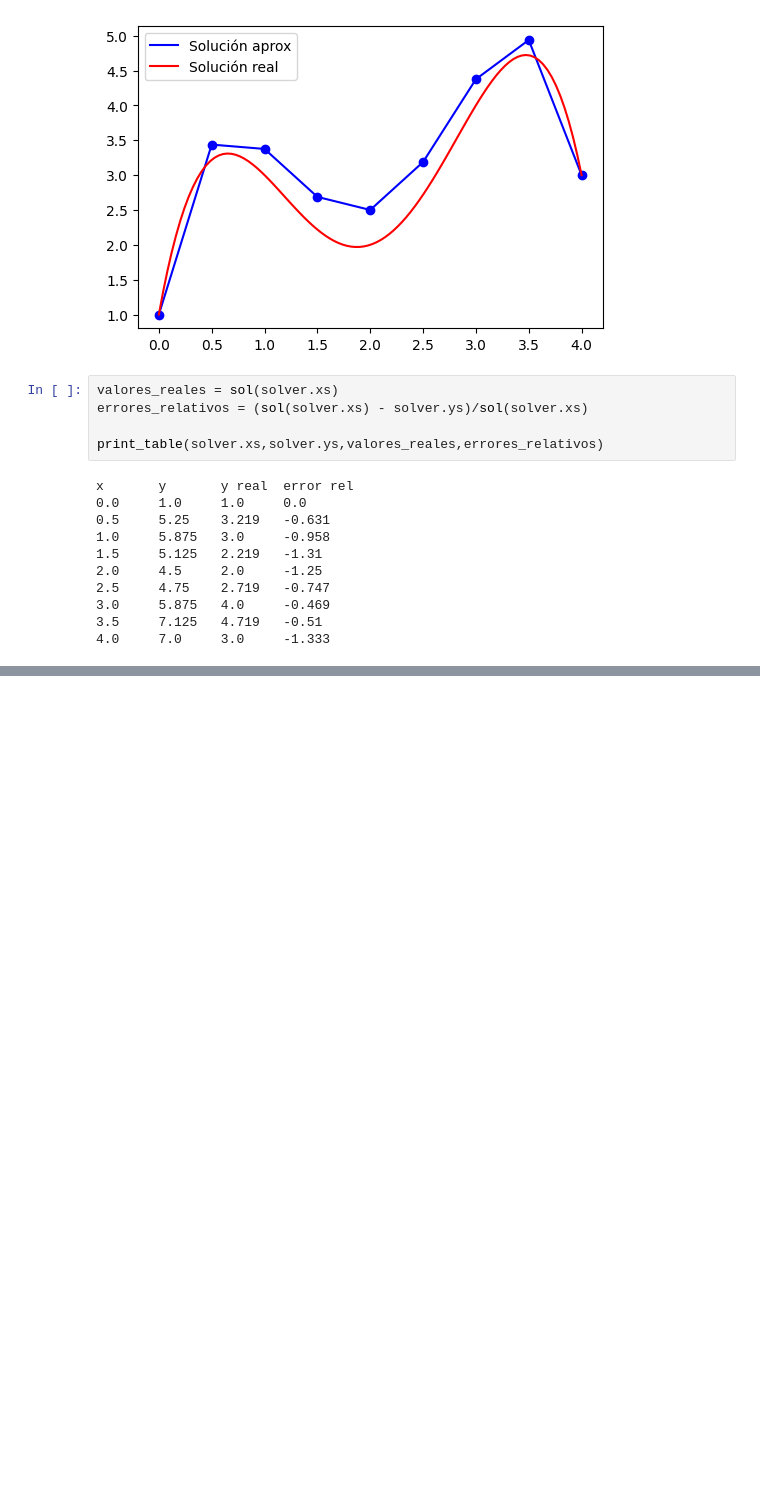
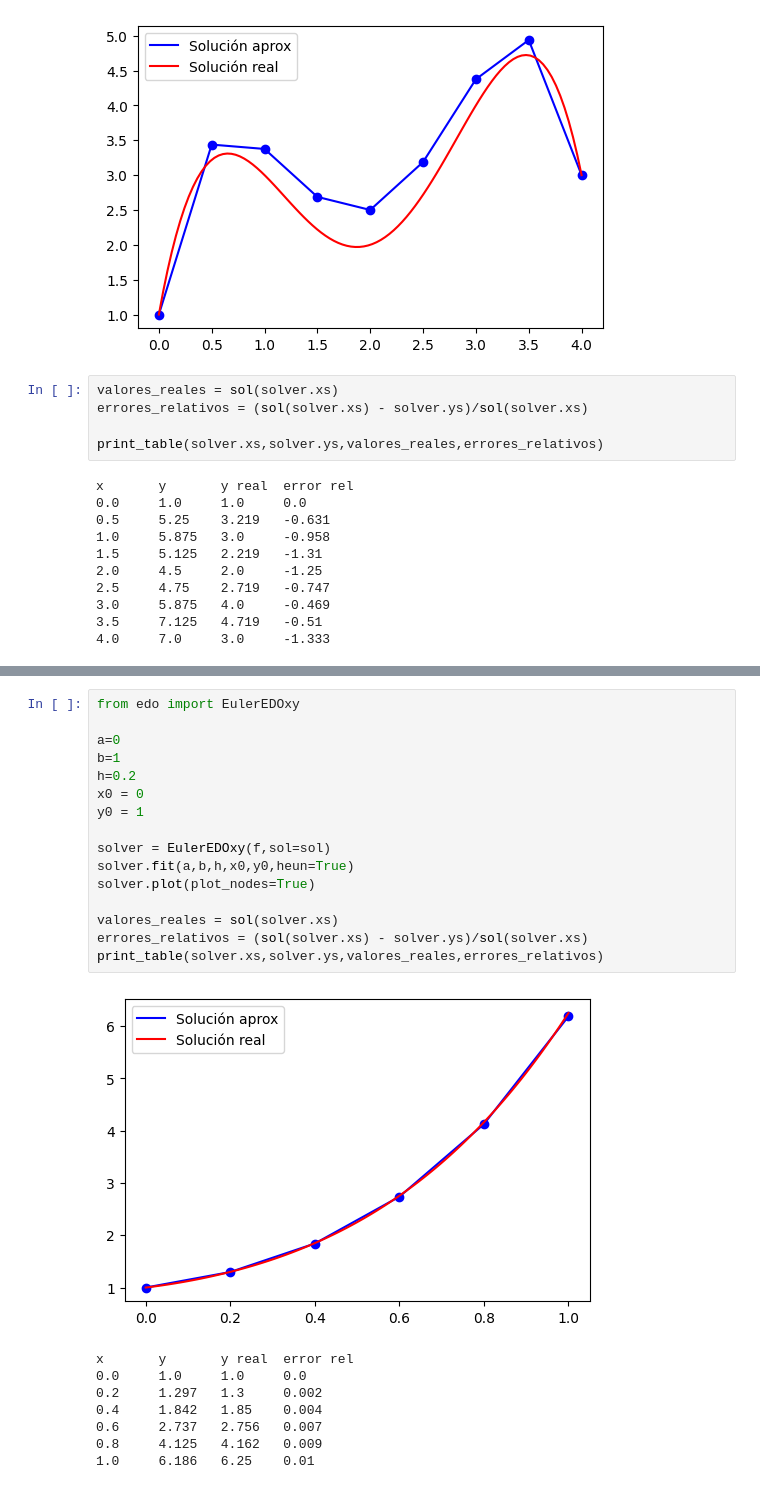
Before and after one commit to gmauricio-toledo/UNISON-teaching, a Jupyter notebook: EDO.ipynb, the cells around one changed output, grey strips where cells are left out. Cells and saved outputs as stored; diff of their text form; blank space fills up the shorter version.

```diff
--- a/EDO.ipynb
+++ b/EDO.ipynb
@@ -137,0 +167,25 @@ x       y       y real  error rel
+# %%
+from edo import EulerEDOxy
+
+a=0
+b=1
+h=0.2
+x0 = 0
+y0 = 1
+
+solver = EulerEDOxy(f,sol=sol)
+solver.fit(a,b,h,x0,y0,heun=True)
+solver.plot(plot_nodes=True)
+
+valores_reales = sol(solver.xs)
+errores_relativos = (sol(solver.xs) - solver.ys)/sol(solver.xs)
+print_table(solver.xs,solver.ys,valores_reales,errores_relativos)
+# %% [output]
+[figure, added]
+x       y       y real  error rel
+0.0     1.0     1.0     0.0
+0.2     1.297   1.3     0.002
+0.4     1.842   1.85    0.004
+0.6     2.737   2.756   0.007
+0.8     4.125   4.162   0.009
+1.0     6.186   6.25    0.01
```
Also changed, not shown: parts of 4 cells of this notebook, 2 other files.
